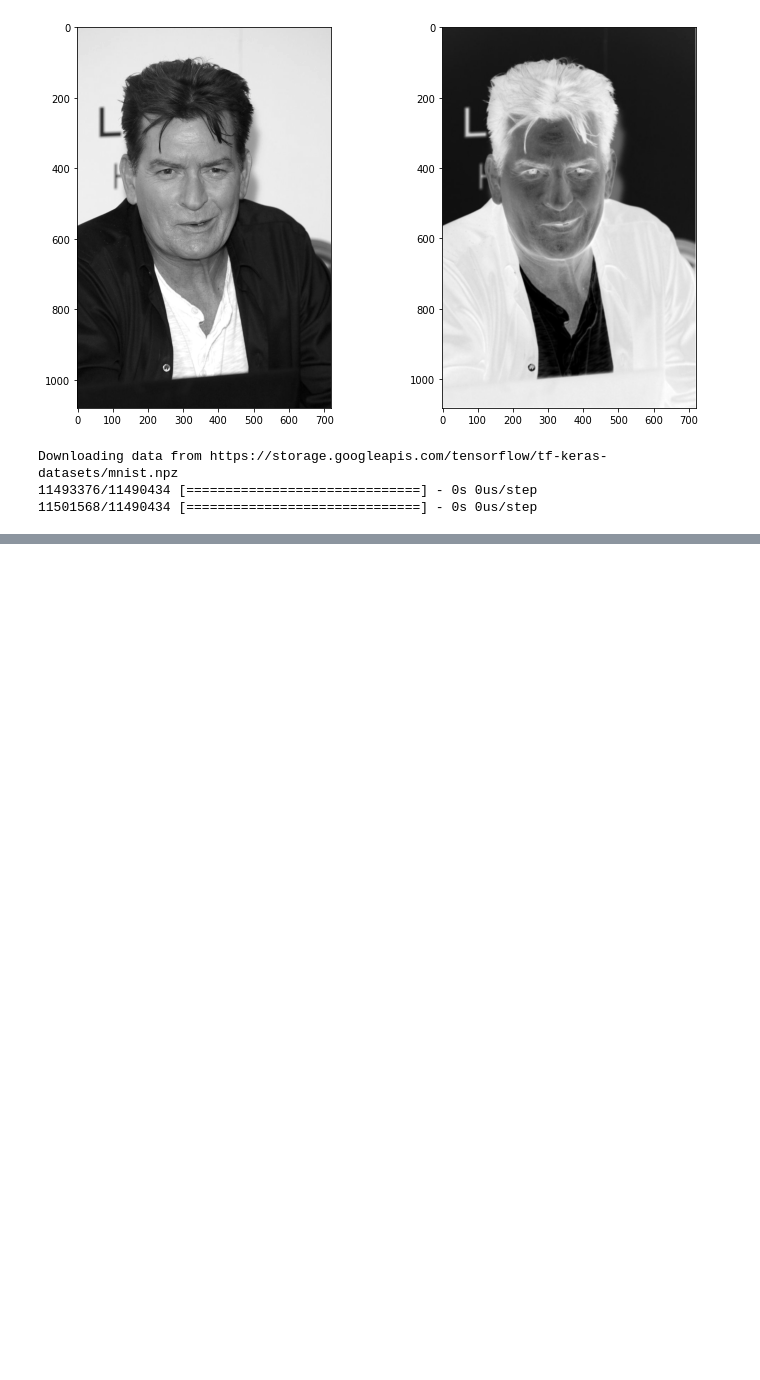
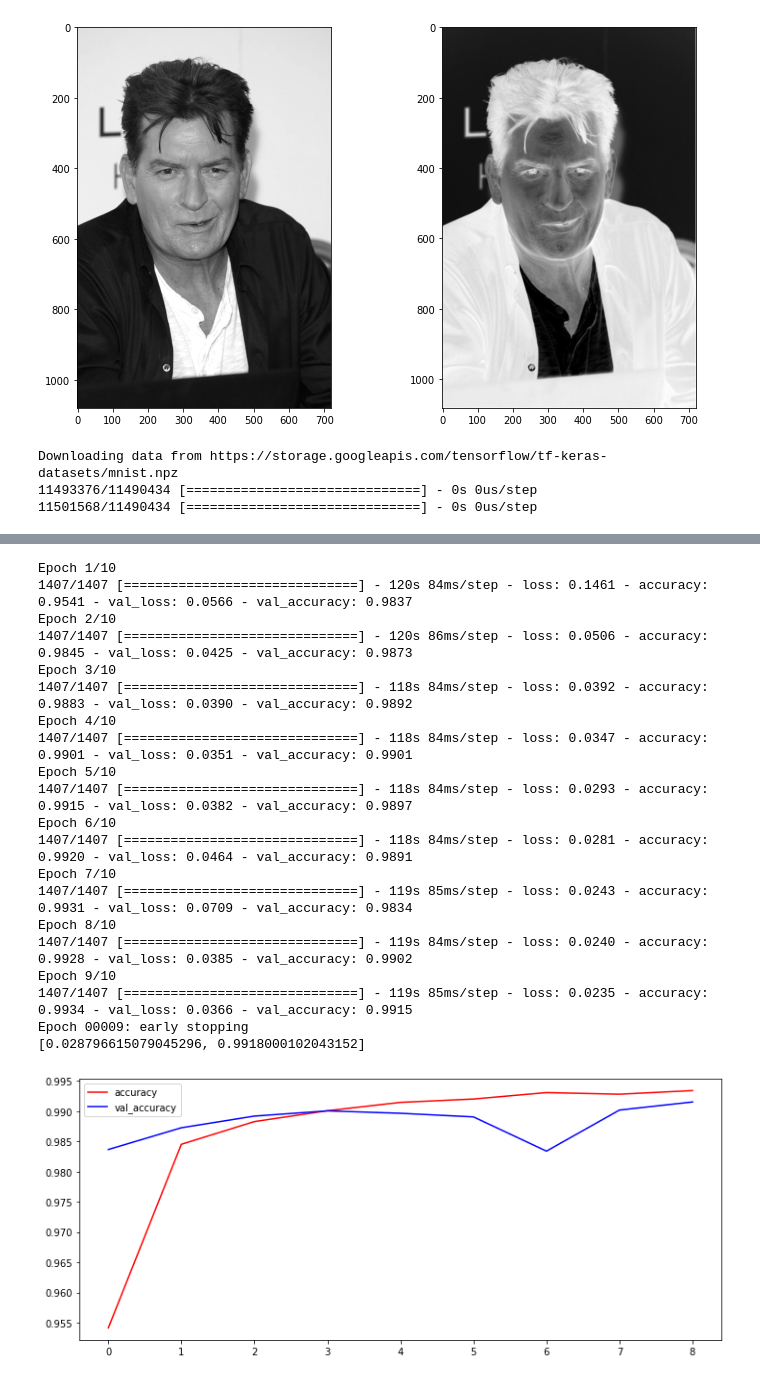
Before and after one commit to pad0910/Python2A, a Jupyter notebook: Dzien11/pad0910_cnn_intro.ipynb, the cells around one changed output, grey strips where cells are left out. Drawn from its saved outputs; the diff is of its cells as text; code cells hidden in the pictures; blank space fills up the shorter version.

```diff
--- a/Dzien11/pad0910_cnn_intro.ipynb
+++ b/Dzien11/pad0910_cnn_intro.ipynb
@@ -177,0 +251,53 @@ def plot_accuracy(result):
+# %%
+# budowa sieci CNN
+
+model = Sequential()
+
+# konwersja danych wejściowych do macierzy 4-wymiarowych
+X_train_cnn = X_train.reshape(X_train.shape[0], 28, 28, 1)
+X_test_cnn = X_test.reshape(X_test.shape[0], 28, 28, 1)
+X_val_cnn = X_val.reshape(X_val.shape[0], 28, 28, 1)
+
+model.add( Conv2D(64, kernel_size=(3,3), activation="relu", input_shape=(28,28,1) )  )
+model.add( MaxPool2D(pool_size=(2,2)) )
+model.add( Dropout(.2) )
+
+model.add( Conv2D(128, kernel_size=(3,3), activation="relu" )  )
+model.add( MaxPool2D(pool_size=(2,2)) )
+model.add( Dropout(.2) )
+
+model.add( Flatten() )
+model.add( Dense(128, activation="relu") )
+model.add( Dense(10, activation="softmax") )
+
+es = tf.keras.callbacks.EarlyStopping(monitor="val_loss", patience=5, verbose=1)
+
+# kompilacja sieci
+model.compile(loss="sparse_categorical_crossentropy", metrics=["accuracy"])
+
+result = model.fit(X_train_cnn, y_train, epochs=10, callbacks=[es], validation_data=(X_val_cnn, y_val) )
+
+print(model.evaluate(X_test_cnn, y_test, verbose=0))
+plot_accuracy(result)
+# %% [output]
+Epoch 1/10
+1407/1407 [==============================] - 120s 84ms/step - loss: 0.1461 - accuracy: 0.9541 - val_loss: 0.0566 - val_accuracy: 0.9837
+Epoch 2/10
+1407/1407 [==============================] - 120s 86ms/step - loss: 0.0506 - accuracy: 0.9845 - val_loss: 0.0425 - val_accuracy: 0.9873
+Epoch 3/10
+1407/1407 [==============================] - 118s 84ms/step - loss: 0.0392 - accuracy: 0.9883 - val_loss: 0.0390 - val_accuracy: 0.9892
+Epoch 4/10
+1407/1407 [==============================] - 118s 84ms/step - loss: 0.0347 - accuracy: 0.9901 - val_loss: 0.0351 - val_accuracy: 0.9901
+Epoch 5/10
+1407/1407 [==============================] - 118s 84ms/step - loss: 0.0293 - accuracy: 0.9915 - val_loss: 0.0382 - val_accuracy: 0.9897
+Epoch 6/10
+1407/1407 [==============================] - 118s 84ms/step - loss: 0.0281 - accuracy: 0.9920 - val_loss: 0.0464 - val_accuracy: 0.9891
+Epoch 7/10
+1407/1407 [==============================] - 119s 85ms/step - loss: 0.0243 - accuracy: 0.9931 - val_loss: 0.0709 - val_accuracy: 0.9834
+Epoch 8/10
+1407/1407 [==============================] - 119s 84ms/step - loss: 0.0240 - accuracy: 0.9928 - val_loss: 0.0385 - val_accuracy: 0.9902
+Epoch 9/10
+1407/1407 [==============================] - 119s 85ms/step - loss: 0.0235 - accuracy: 0.9934 - val_loss: 0.0366 - val_accuracy: 0.9915
+Epoch 00009: early stopping
+[0.028796615079045296, 0.9918000102043152]
+[figure, added]
```
Also changed, not shown: parts of 19 cells of this notebook.
